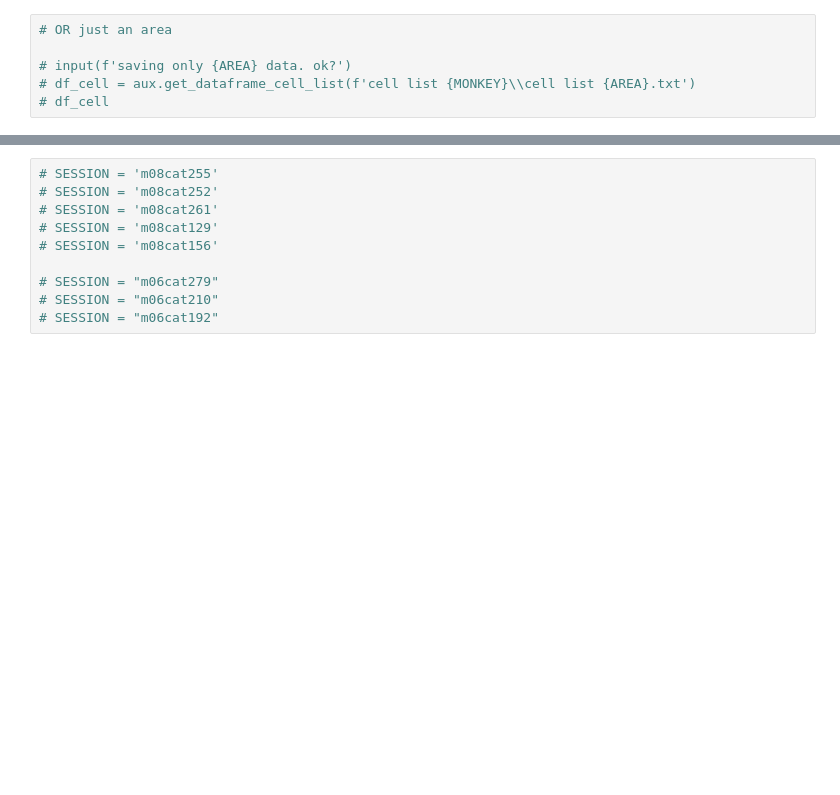
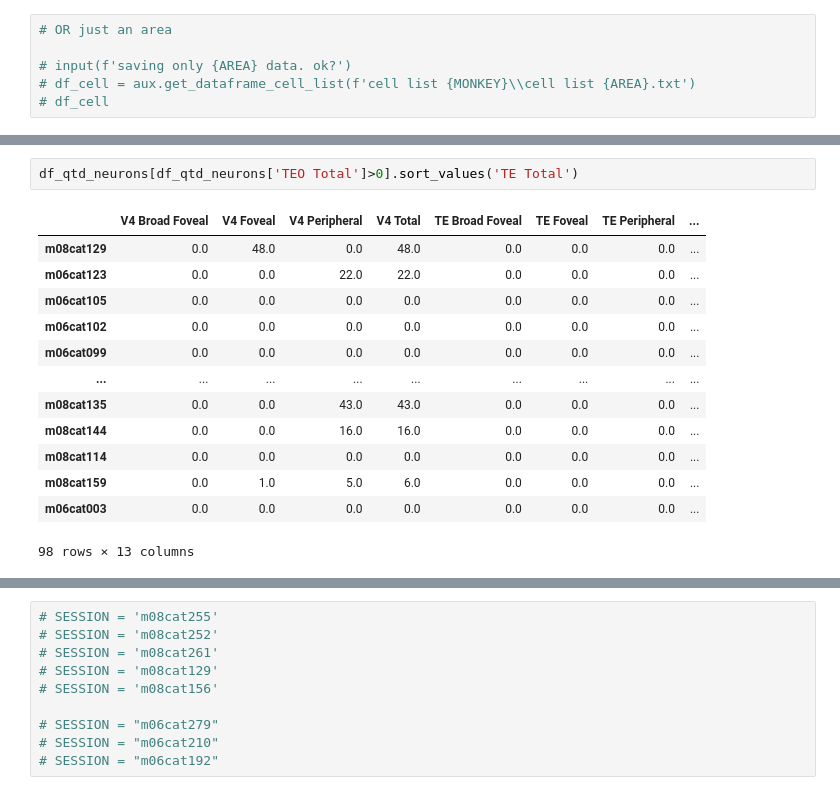
Before and after one commit to lucasdonaire/active-vision, a Jupyter notebook: create_session_data.ipynb, the cells around one changed output, grey strips where cells are left out. Saved outputs shown, nothing was run; the diff lists cells and outputs as text; blank space fills up the shorter version.

```diff
--- a/create_session_data.ipynb
+++ b/create_session_data.ipynb
@@ -95,0 +178,16 @@ df_qtd_neurons[df_qtd_neurons['Foveal']>=4]
+# %%
+df_qtd_neurons[df_qtd_neurons['TEO Total']>0].sort_values('TE Total')
+# %% [output]
+|  | V4 Broad Foveal | V4 Foveal | V4 Peripheral | V4 Total | TE Broad Foveal | TE Foveal | TE Peripheral | ... |
+| m08cat129 | 0.0 | 48.0 | 0.0 | 48.0 | 0.0 | 0.0 | 0.0 | ... |
+| m06cat123 | 0.0 | 0.0 | 22.0 | 22.0 | 0.0 | 0.0 | 0.0 | ... |
+| m06cat105 | 0.0 | 0.0 | 0.0 | 0.0 | 0.0 | 0.0 | 0.0 | ... |
+| m06cat102 | 0.0 | 0.0 | 0.0 | 0.0 | 0.0 | 0.0 | 0.0 | ... |
+| m06cat099 | 0.0 | 0.0 | 0.0 | 0.0 | 0.0 | 0.0 | 0.0 | ... |
+| ... | ... | ... | ... | ... | ... | ... | ... | ... |
+| m08cat135 | 0.0 | 0.0 | 43.0 | 43.0 | 0.0 | 0.0 | 0.0 | ... |
+| m08cat144 | 0.0 | 0.0 | 16.0 | 16.0 | 0.0 | 0.0 | 0.0 | ... |
+| m08cat114 | 0.0 | 0.0 | 0.0 | 0.0 | 0.0 | 0.0 | 0.0 | ... |
+| m08cat159 | 0.0 | 1.0 | 5.0 | 6.0 | 0.0 | 0.0 | 0.0 | ... |
+| m06cat003 | 0.0 | 0.0 | 0.0 | 0.0 | 0.0 | 0.0 | 0.0 | ... |
+98 rows × 13 columns
```
Also changed, not shown: parts of 14 cells of this notebook, 1 other file.
